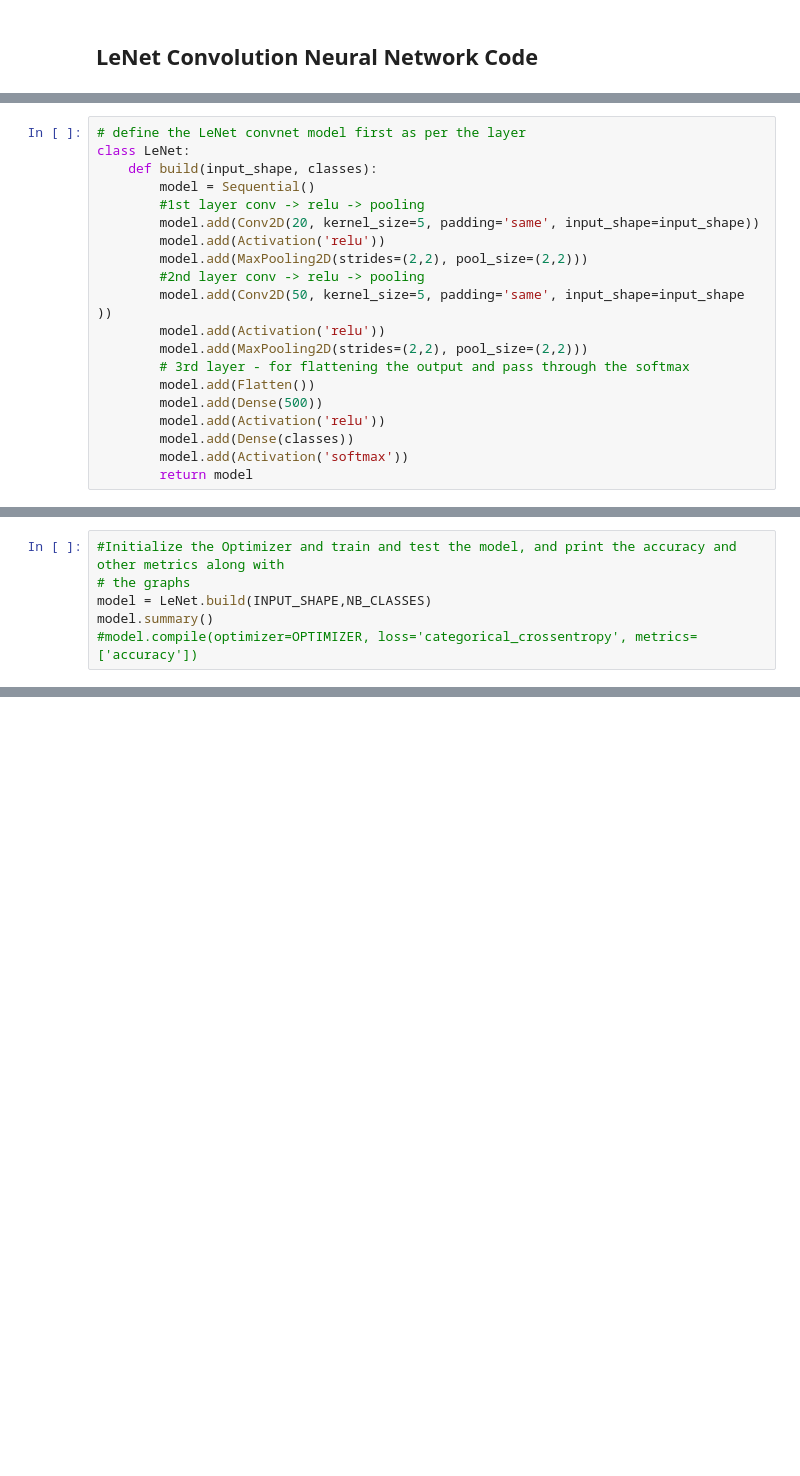
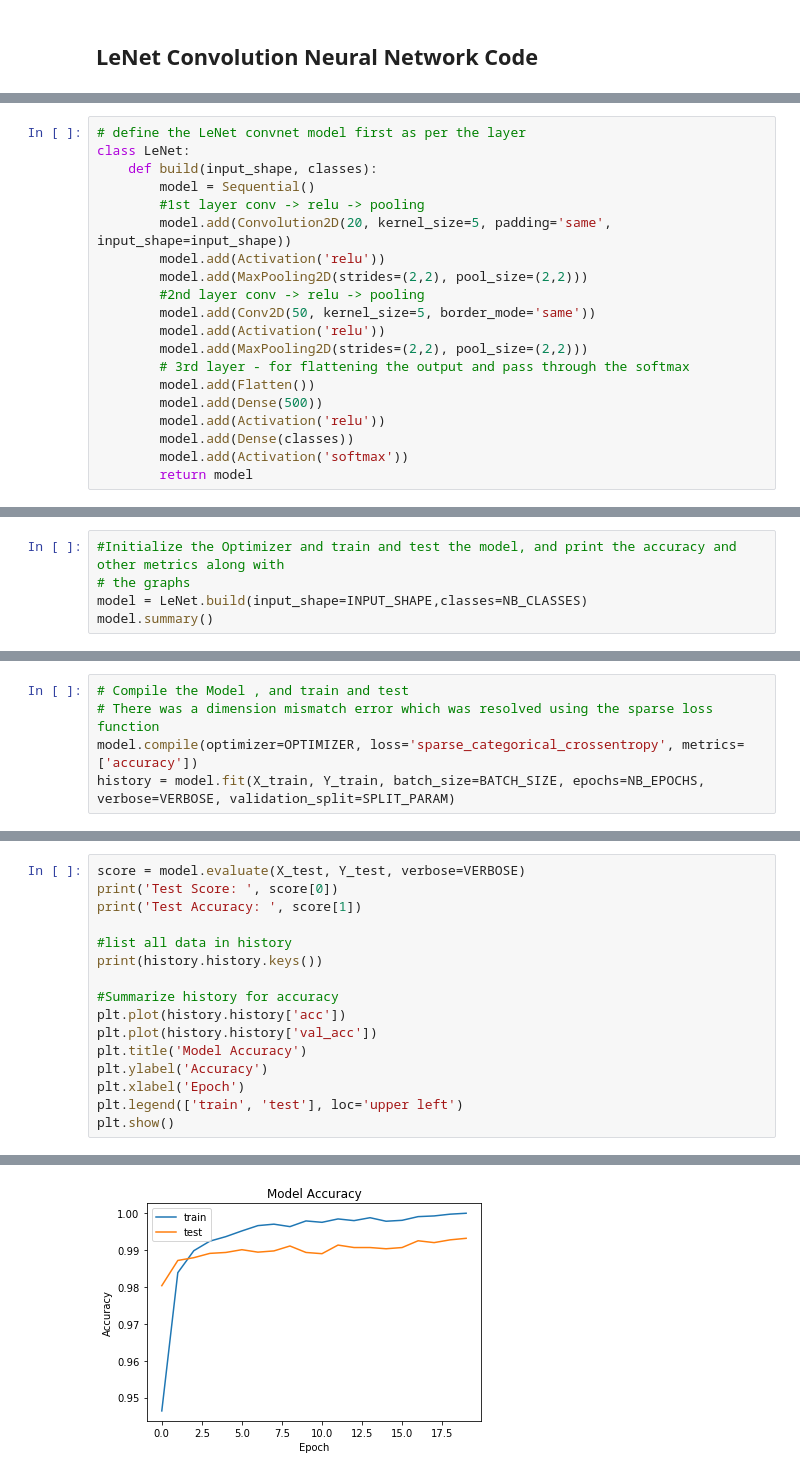
Before and after one commit to abhikbanerjee/DeepLearningKeras, a Jupyter notebook: Deep_Learning_Convnets.ipynb, the cells around one changed output, grey strips where cells are left out. Cells and saved outputs as stored; diff of their text form; blank space fills up the shorter version.

Commit message:
plots for loss and accuracy

```diff
--- a/Deep_Learning_Convnets.ipynb
+++ b/Deep_Learning_Convnets.ipynb
@@ -29,11 +32,11 @@ class LeNet:
     def build(input_shape, classes):
         model = Sequential()
         #1st layer conv -> relu -> pooling
-        model.add(Conv2D(20, kernel_size=5, padding='same', input_shape=input_shape))
+        model.add(Convolution2D(20, kernel_size=5, padding='same', input_shape=input_shape))
         model.add(Activation('relu'))
         model.add(MaxPooling2D(strides=(2,2), pool_size=(2,2)))
         #2nd layer conv -> relu -> pooling
-        model.add(Conv2D(50, kernel_size=5, padding='same', input_shape=input_shape ))
+        model.add(Conv2D(50, kernel_size=5, border_mode='same'))
         model.add(Activation('relu'))
         model.add(MaxPooling2D(strides=(2,2), pool_size=(2,2)))
         # 3rd layer - for flattening the output and pass through the softmax
@@ -88,9 +94,8 @@ Downloading data from https://s3.amazonaws.com/img-datasets/mnist.npz
 # %%
 #Initialize the Optimizer and train and test the model, and print the accuracy and other metrics along with
 # the graphs
-model = LeNet.build(INPUT_SHAPE,NB_CLASSES)
+model = LeNet.build(input_shape=INPUT_SHAPE,classes=NB_CLASSES)
 model.summary()
-#model.compile(optimizer=OPTIMIZER, loss='categorical_crossentropy', metrics=['accuracy'])
 # %% [output]
 _________________________________________________________________
 Layer (type)                 Output Shape              Param #
@@ -109,3 +114,8 @@ Total params: 1,256,080
 Trainable params: 1,256,080
 Non-trainable params: 0
 _________________________________________________________________
+# %%
+# Compile the Model , and train and test
+# There was a dimension mismatch error which was resolved using the sparse loss function
+model.compile(optimizer=OPTIMIZER, loss='sparse_categorical_crossentropy', metrics=['accuracy'])
+history = model.fit(X_train, Y_train, batch_size=BATCH_SIZE, epochs=NB_EPOCHS, verbose=VERBOSE, validation_split=SPLIT_PARAM)
@@ -111,0 +140,17 @@ _________________________________________________________________
+# %%
+score = model.evaluate(X_test, Y_test, verbose=VERBOSE)
+print('Test Score: ', score[0])
+print('Test Accuracy: ', score[1])
+
+#list all data in history
+print(history.history.keys())
+
+#Summarize history for accuracy
+plt.plot(history.history['acc'])
+plt.plot(history.history['val_acc'])
+plt.title('Model Accuracy')
+plt.ylabel('Accuracy')
+plt.xlabel('Epoch')
+plt.legend(['train', 'test'], loc='upper left')
+plt.show()
+# %% [output]
@@ -111,0 +161 @@ _________________________________________________________________
+[figure, added]
```
Also changed, not shown: parts of 6 cells of this notebook.
